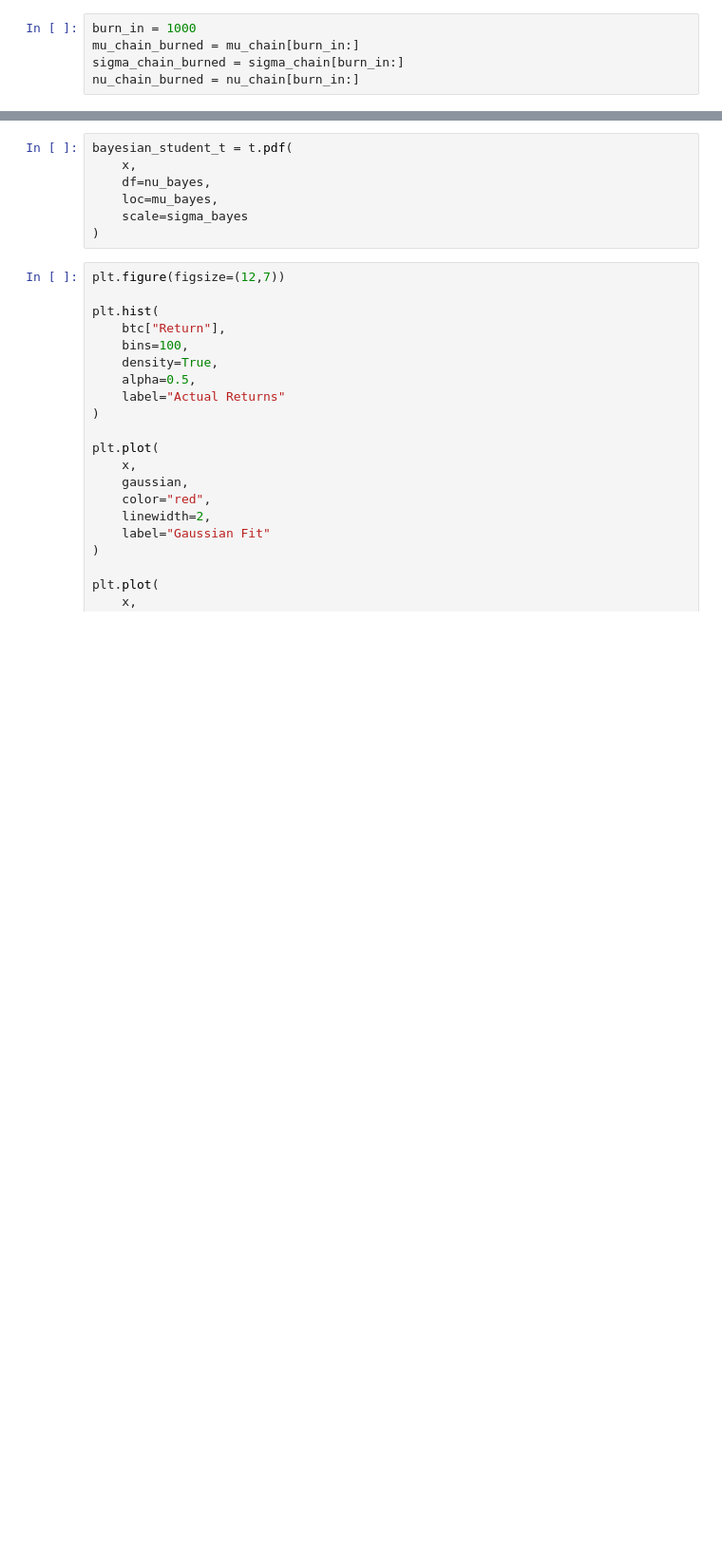
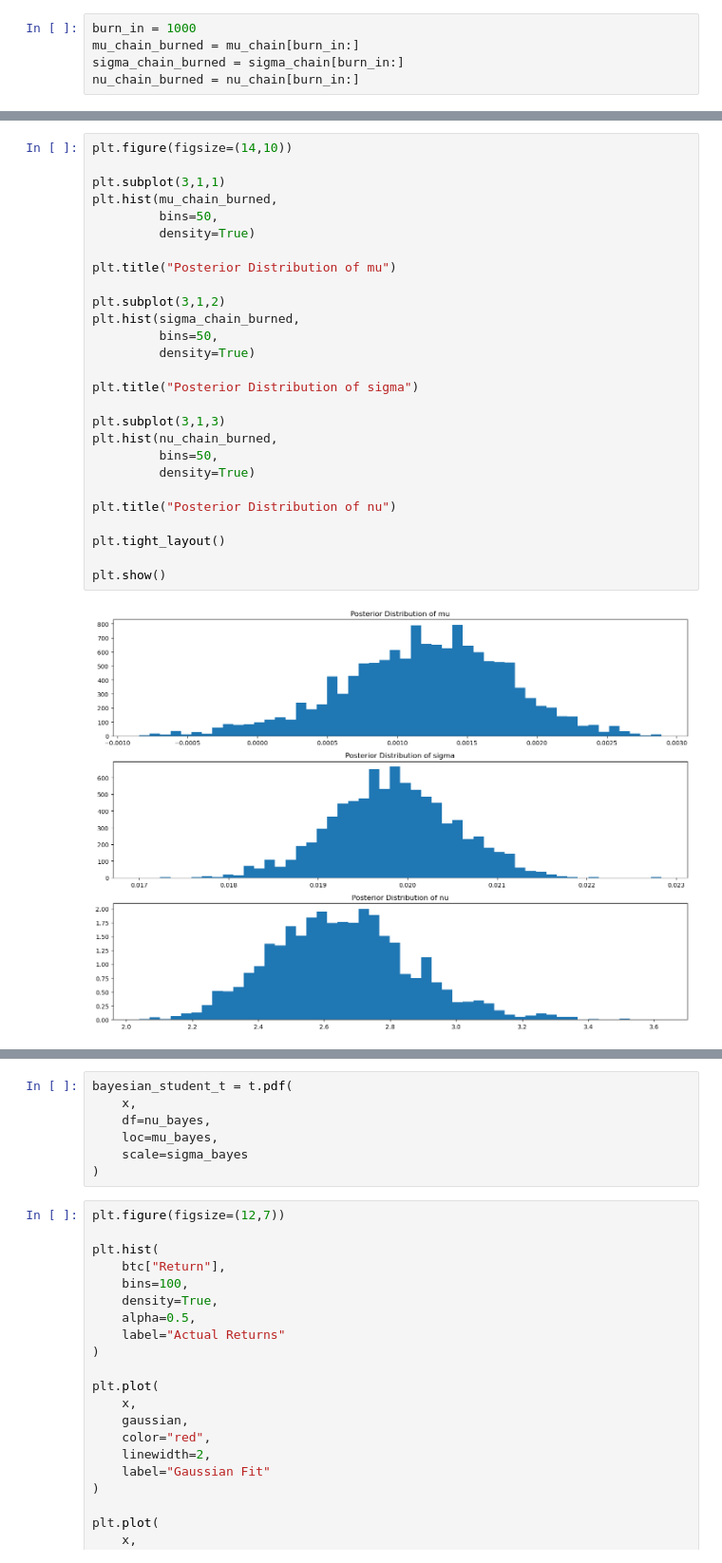
Before and after one commit to dokjawho/Metropolis-Hastings, a Jupyter notebook: Report.ipynb, the cells around one changed output, grey strips where cells are left out. Shown at 95% size. Cells and saved outputs as stored; diff of their text form; blank space fills up the shorter version.

```diff
--- a/Report.ipynb
+++ b/Report.ipynb
@@ -331,0 +352,29 @@ nu_chain_burned = nu_chain[burn_in:]
+# %%
+plt.figure(figsize=(14,10))
+
+plt.subplot(3,1,1)
+plt.hist(mu_chain_burned,
+         bins=50,
+         density=True)
+
+plt.title("Posterior Distribution of mu")
+
+plt.subplot(3,1,2)
+plt.hist(sigma_chain_burned,
+         bins=50,
+         density=True)
+
+plt.title("Posterior Distribution of sigma")
+
+plt.subplot(3,1,3)
+plt.hist(nu_chain_burned,
+         bins=50,
+         density=True)
+
+plt.title("Posterior Distribution of nu")
+
+plt.tight_layout()
+
+plt.show()
+# %% [output]
+[figure, added]
```
Also changed, not shown: parts of 11 cells of this notebook.
